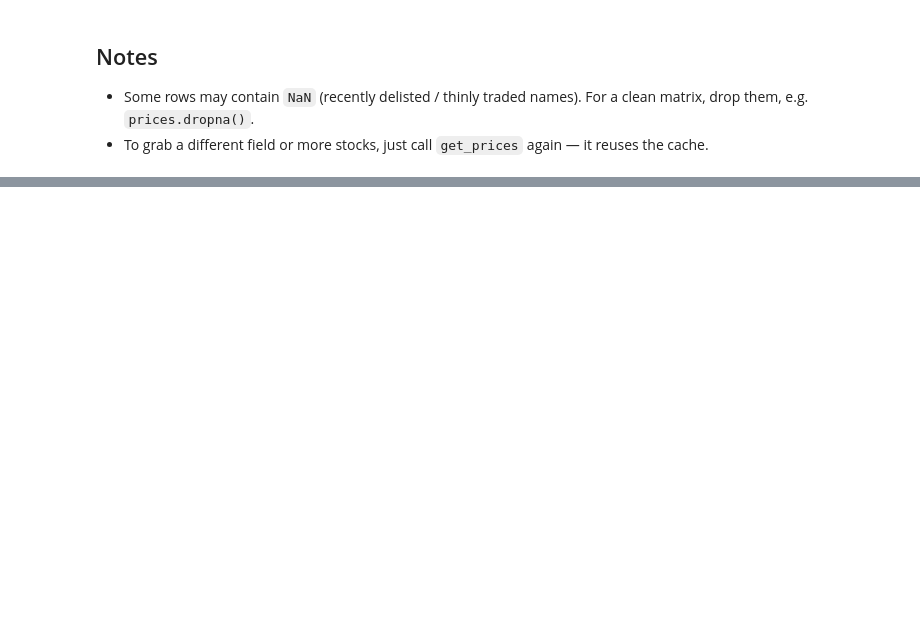
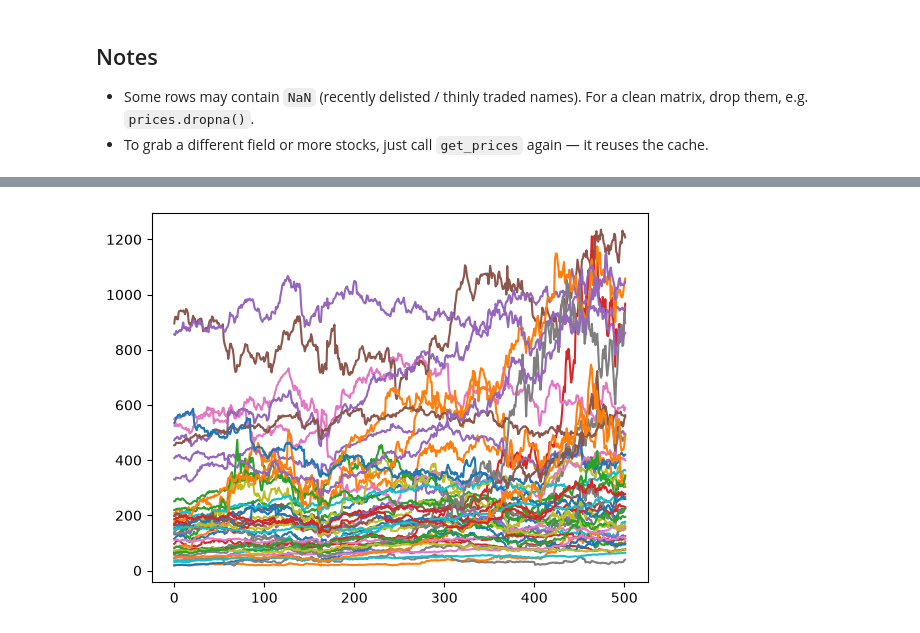
Before and after one commit to luisdiaz1997/stonks, a Jupyter notebook: notebooks/01_fetch_prices.ipynb, the cells around one changed output, grey strips where cells are left out. Drawn from its saved outputs; the diff is of its cells as text; code cells hidden in the pictures; blank space fills up the shorter version.

```diff
--- a/notebooks/01_fetch_prices.ipynb
+++ b/notebooks/01_fetch_prices.ipynb
@@ -50,0 +118,4 @@ X_clean
+# %%
+plt.plot(X_clean.T);
+# %% [output]
+[figure, added]
```
Also changed, not shown: parts of 20 cells of this notebook.
